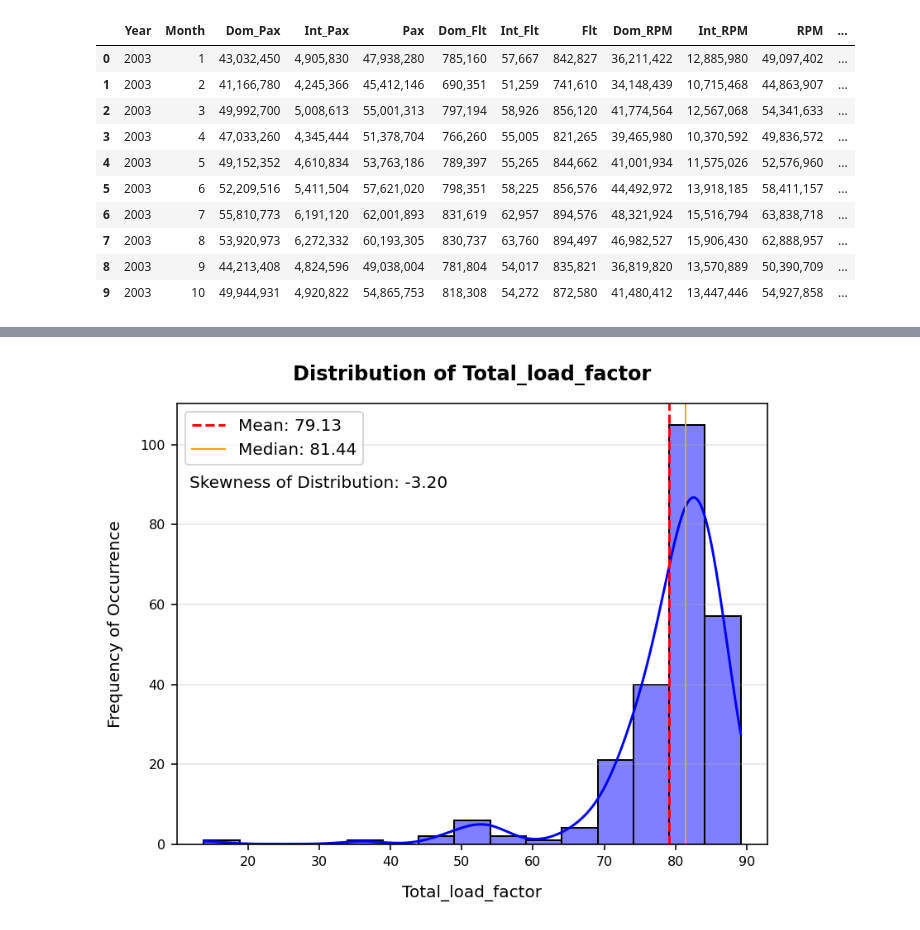
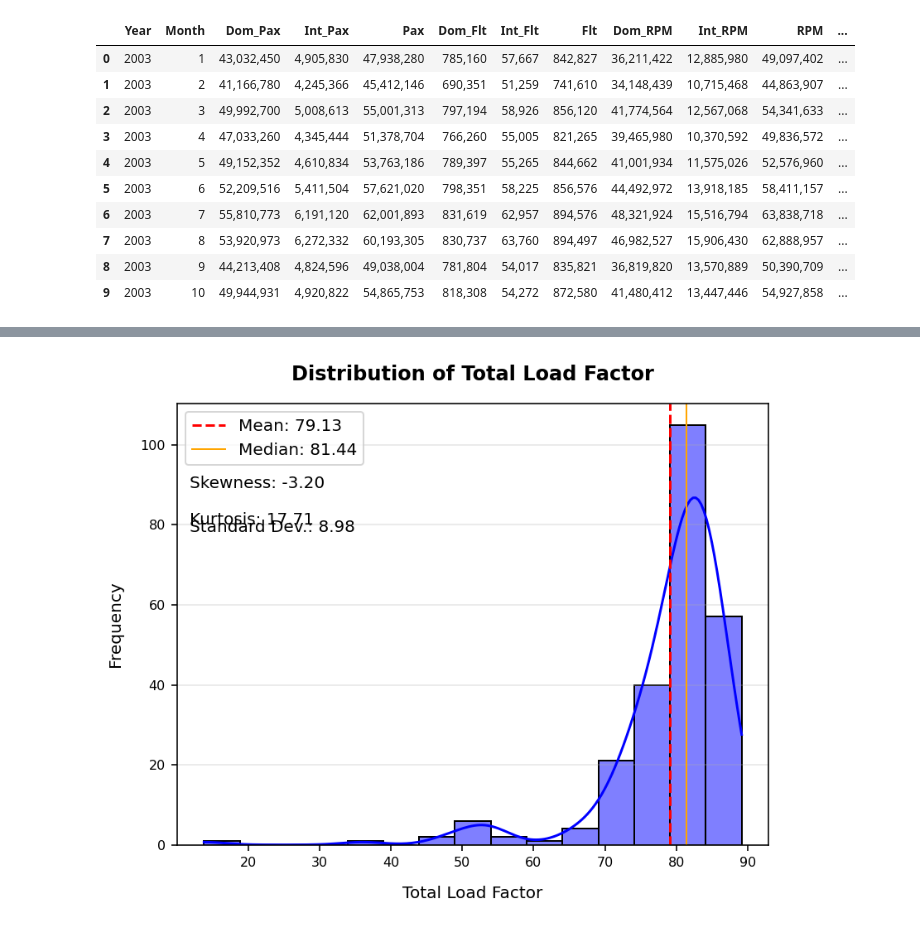
Before and after one commit to faadeola/us-airline-analysis, a Jupyter notebook: US Air Traffic Analysis.ipynb, the cells around one changed output, grey strips where cells are left out. Drawn from its saved outputs; the diff is of its cells as text; code cells hidden in the pictures.

```diff
--- a/US Air Traffic Analysis.ipynb
+++ b/US Air Traffic Analysis.ipynb
@@ -9,10 +16,10 @@ from scipy.optimize import curve_fit
 # %%
 # Read dataset using pandas
 data_url = 'https://raw.githubusercontent.com/faadeola/us-airline-traffic-analysis/main/air_traffic_data.csv'
-air_traffic = pd.read_csv(data_url)
+airline = pd.read_csv(data_url)
 
 # Display first 10 row of the data
-air_traffic.head(10)
+airline.head(10)
 # %% [output]
 |  | Year | Month | Dom_Pax | Int_Pax | Pax | Dom_Flt | Int_Flt | Flt | Dom_RPM | Int_RPM | RPM | ... |
 | 0 | 2003 | 1 | 43,032,450 | 4,905,830 | 47,938,280 | 785,160 | 57,667 | 842,827 | 36,211,422 | 12,885,980 | 49,097,402 | ... |
@@ -49,3 +60,10 @@ for col in col_to_convert:
+# %%
+# Extract column of interest back to dataset
+columns_airline = ['Year', 'Total Passengers', 'Total flight', 'Revenue per Miles', 'Available Seat per Miles', 'Total Load Factor']
+airline = airline[columns_airline]
+# %%
+# Since Year 2023 does not have complete 12 months data, remove it
+airline = airline[airline['Year'] != 2023]
 # %%
 '''
 Display information about the data:
@@ -92,5 +94,6 @@ air_traffic.tail(10)
 # %%
-def plot_hist(col):
+def plot_histogram(col):
+
     '''
     Create an histogram plot for any specified column
     '''
@@ -105,20 +108,28 @@ def plot_hist(col):
     plt.axvline(col.median(), color='orange', lw=1, ls='-', label= f'Median: {col.median():.2f}')
 
     # Annotate skewness and kurtosis value of distribution
-    plt.annotate(f'Skewness of Distribution: {ss.skew(col):.2f}',
-                 xy=(col.min()-2, (col.max()-col.min()+col.min()))
+    plt.annotate(f'Skewness: {ss.skew(col):.2f}',
+                 xy=(col.min()-2, (col.max() - col.min() + col.min()))
+                )
+
+    plt.annotate(f'Kurtosis: {ss.kurtosis(col, fisher=False):.2f}',
+                 xy=(col.min()-2, (col.max() - col.min() + col.min() - np.random.randint(5,10,1)))
+                )
+
+    plt.annotate(f'Standard Dev.: {np.std(col):.2f}',
+                 xy=(col.min()-2, (col.max() - col.min() + col.min() - np.random.randint(10,20,1)))
                 )
 
     # Set plot attributes (label, title and ticks)
     plt.xlabel(col.name, labelpad=10, fontsize=10)
-    plt.ylabel('Frequency of Occurrence', labelpad=10, fontsize=10)
+    plt.ylabel('Frequency', labelpad=10, fontsize=10)
     plt.title(f'Distribution of {col.name}', fontsize= 12, fontweight='bold', pad=14)
     ax.tick_params(axis='both', labelsize=8)
     plt.legend(loc='upper left')
     plt.grid(axis='y', alpha=0.3)
     plt.show()
     return
-# %%
-plot_hist(air_traffic['Total_load_factor'])
-# %% [output]
-[figure, removed]
+# %%
+plot_histogram(airline['Total Load Factor'])
+# %% [output]
+[figure, added]
```
Also changed, not shown: parts of 16 cells of this notebook, 1 other file.
